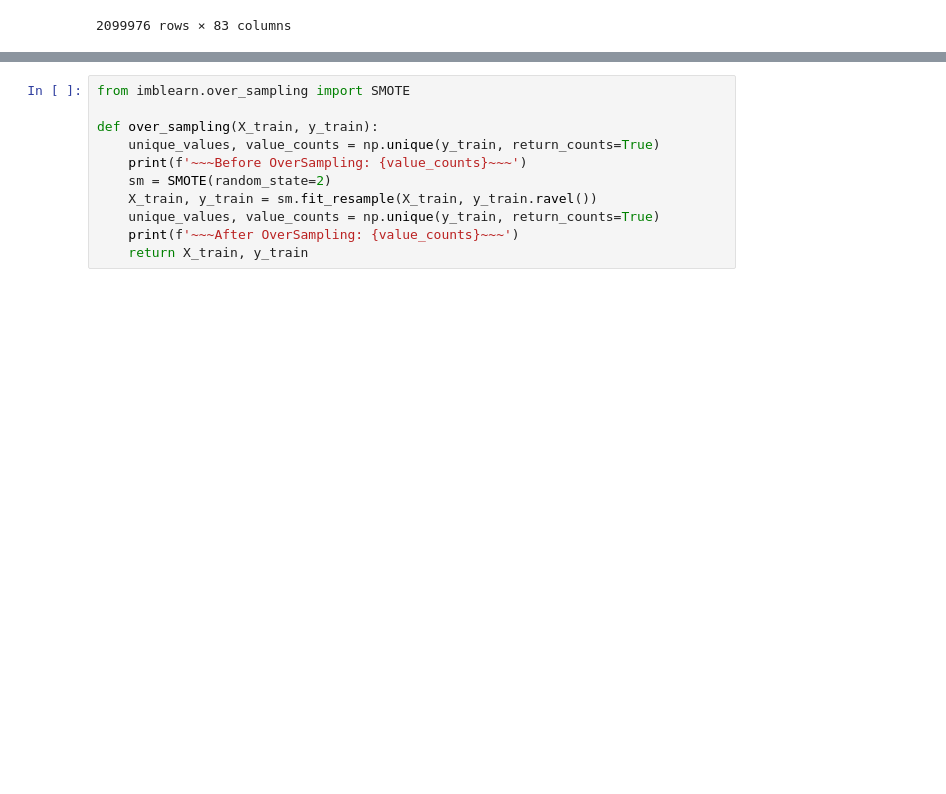
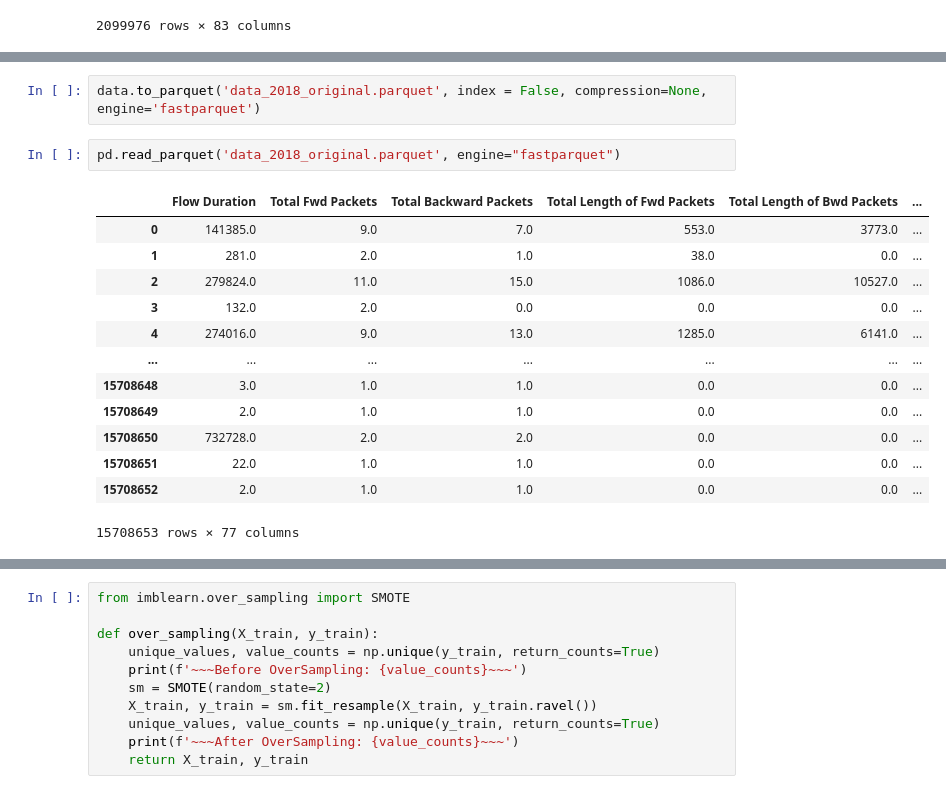
Before and after one commit to sandraaahuang/NIDS-netflowLog, a Jupyter notebook: data_preprocessing.ipynb, the cells around one changed output, grey strips where cells are left out. Cells and saved outputs as stored; diff of their text form; blank space fills up the shorter version.

```diff
--- a/data_preprocessing.ipynb
+++ b/data_preprocessing.ipynb
@@ -786,0 +906,18 @@ pd.read_parquet('results/data_2017_corrected.parquet', engine="fastparquet")
+# %%
+data.to_parquet('data_2018_original.parquet', index = False, compression=None, engine='fastparquet')
+# %%
+pd.read_parquet('data_2018_original.parquet', engine="fastparquet")
+# %% [output]
+|  | Flow Duration | Total Fwd Packets | Total Backward Packets | Total Length of Fwd Packets | Total Length of Bwd Packets | ... |
+| 0 | 141385.0 | 9.0 | 7.0 | 553.0 | 3773.0 | ... |
+| 1 | 281.0 | 2.0 | 1.0 | 38.0 | 0.0 | ... |
+| 2 | 279824.0 | 11.0 | 15.0 | 1086.0 | 10527.0 | ... |
+| 3 | 132.0 | 2.0 | 0.0 | 0.0 | 0.0 | ... |
+| 4 | 274016.0 | 9.0 | 13.0 | 1285.0 | 6141.0 | ... |
+| ... | ... | ... | ... | ... | ... | ... |
+| 15708648 | 3.0 | 1.0 | 1.0 | 0.0 | 0.0 | ... |
+| 15708649 | 2.0 | 1.0 | 1.0 | 0.0 | 0.0 | ... |
+| 15708650 | 732728.0 | 2.0 | 2.0 | 0.0 | 0.0 | ... |
+| 15708651 | 22.0 | 1.0 | 1.0 | 0.0 | 0.0 | ... |
+| 15708652 | 2.0 | 1.0 | 1.0 | 0.0 | 0.0 | ... |
+15708653 rows × 77 columns
```
Also changed, not shown: parts of 64 cells of this notebook.
